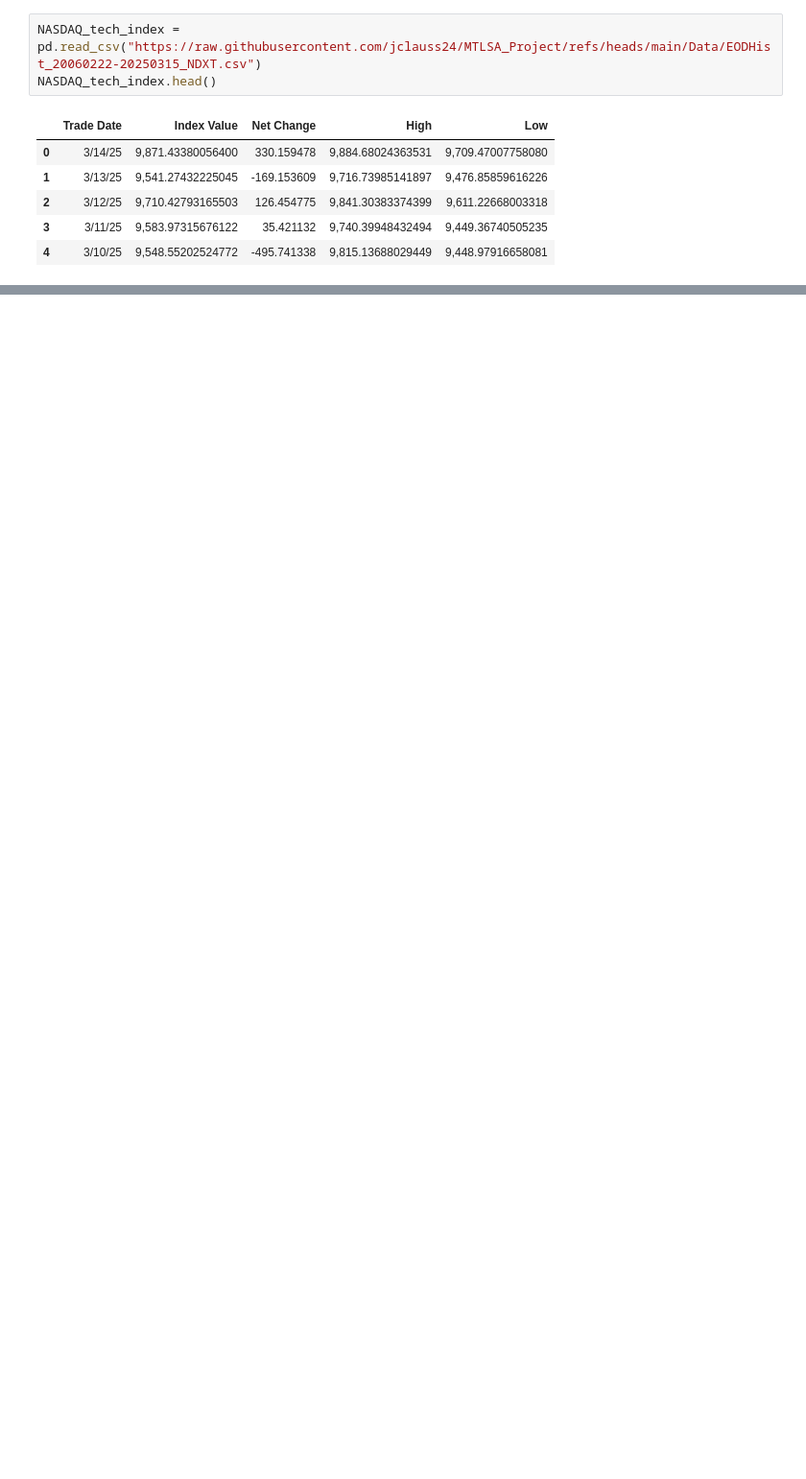
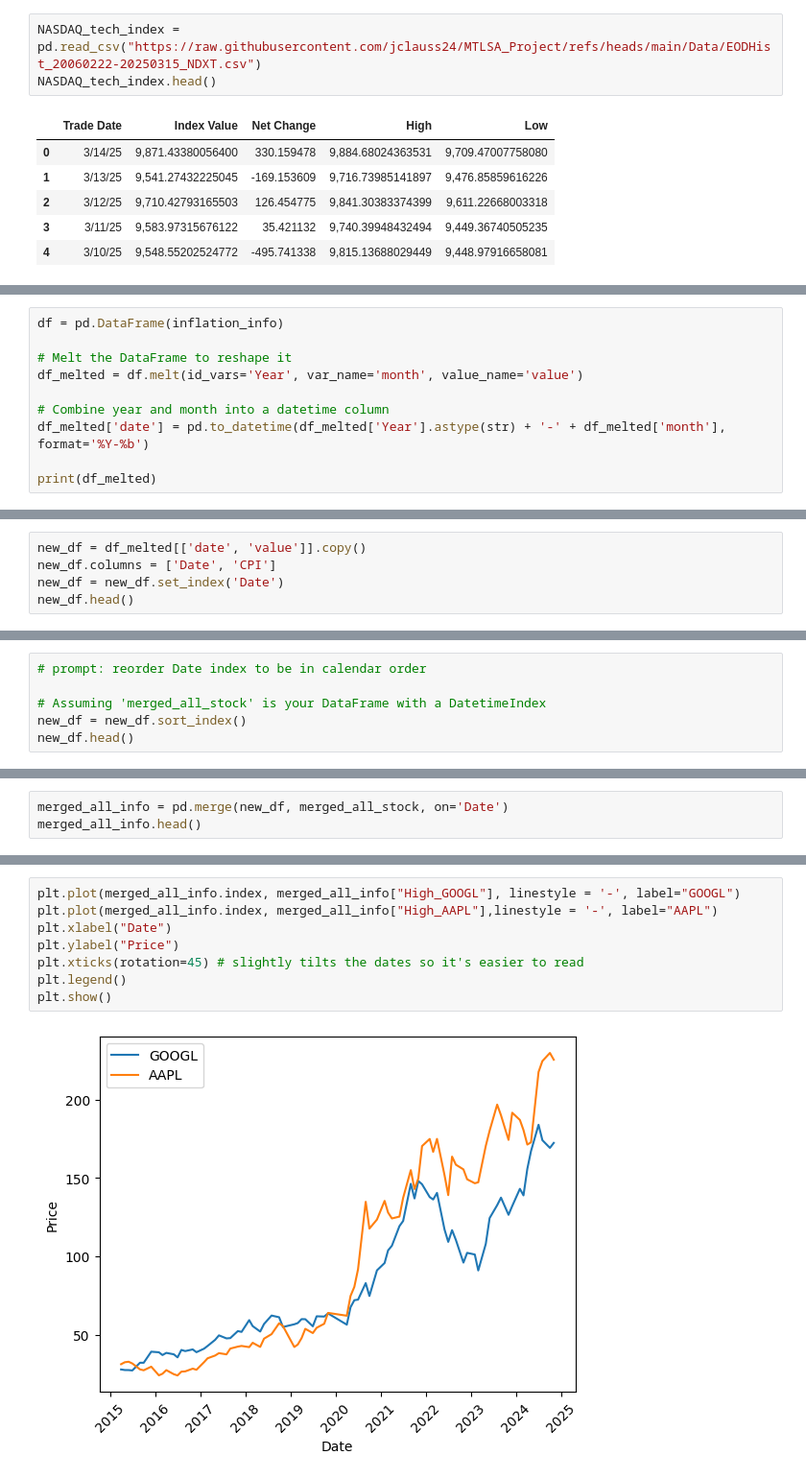
Before and after one commit to jclauss24/MTLSA_Project, a Jupyter notebook: DataProcessing/PrelimDataProcessing.ipynb, the cells around one changed output, grey strips where cells are left out. Shown at 96% size. Drawn from its saved outputs; the diff is of its cells as text; blank space fills up the shorter version.

Commit message:
Finished making a preliminary DataFrame with all 4 .csv file infomation, tested some preliminary plots

```diff
--- a/DataProcessing/PrelimDataProcessing.ipynb
+++ b/DataProcessing/PrelimDataProcessing.ipynb
@@ -16,0 +148,10 @@ NASDAQ_tech_index.head()
+# %%
+df = pd.DataFrame(inflation_info)
+
+# Melt the DataFrame to reshape it
+df_melted = df.melt(id_vars='Year', var_name='month', value_name='value')
+
+# Combine year and month into a datetime column
+df_melted['date'] = pd.to_datetime(df_melted['Year'].astype(str) + '-' + df_melted['month'], format='%Y-%b')
+
+print(df_melted)
@@ -16,0 +173,5 @@ NASDAQ_tech_index.head()
+# %%
+new_df = df_melted[['date', 'value']].copy()
+new_df.columns = ['Date', 'CPI']
+new_df = new_df.set_index('Date')
+new_df.head()
@@ -16,0 +186,6 @@ NASDAQ_tech_index.head()
+# %%
+# prompt: reorder Date index to be in calendar order
+
+# Assuming 'merged_all_stock' is your DataFrame with a DatetimeIndex
+new_df = new_df.sort_index()
+new_df.head()
@@ -16,0 +200,3 @@ NASDAQ_tech_index.head()
+# %%
+merged_all_info = pd.merge(new_df, merged_all_stock, on='Date')
+merged_all_info.head()
@@ -16,0 +213,10 @@ NASDAQ_tech_index.head()
+# %%
+plt.plot(merged_all_info.index, merged_all_info["High_GOOGL"], linestyle = '-', label="GOOGL")
+plt.plot(merged_all_info.index, merged_all_info["High_AAPL"],linestyle = '-', label="AAPL")
+plt.xlabel("Date")
+plt.ylabel("Price")
+plt.xticks(rotation=45) # slightly tilts the dates so it's easier to read
+plt.legend()
+plt.show()
+# %% [output]
+[figure, added]
```
Also changed, not shown: parts of 19 cells of this notebook.
